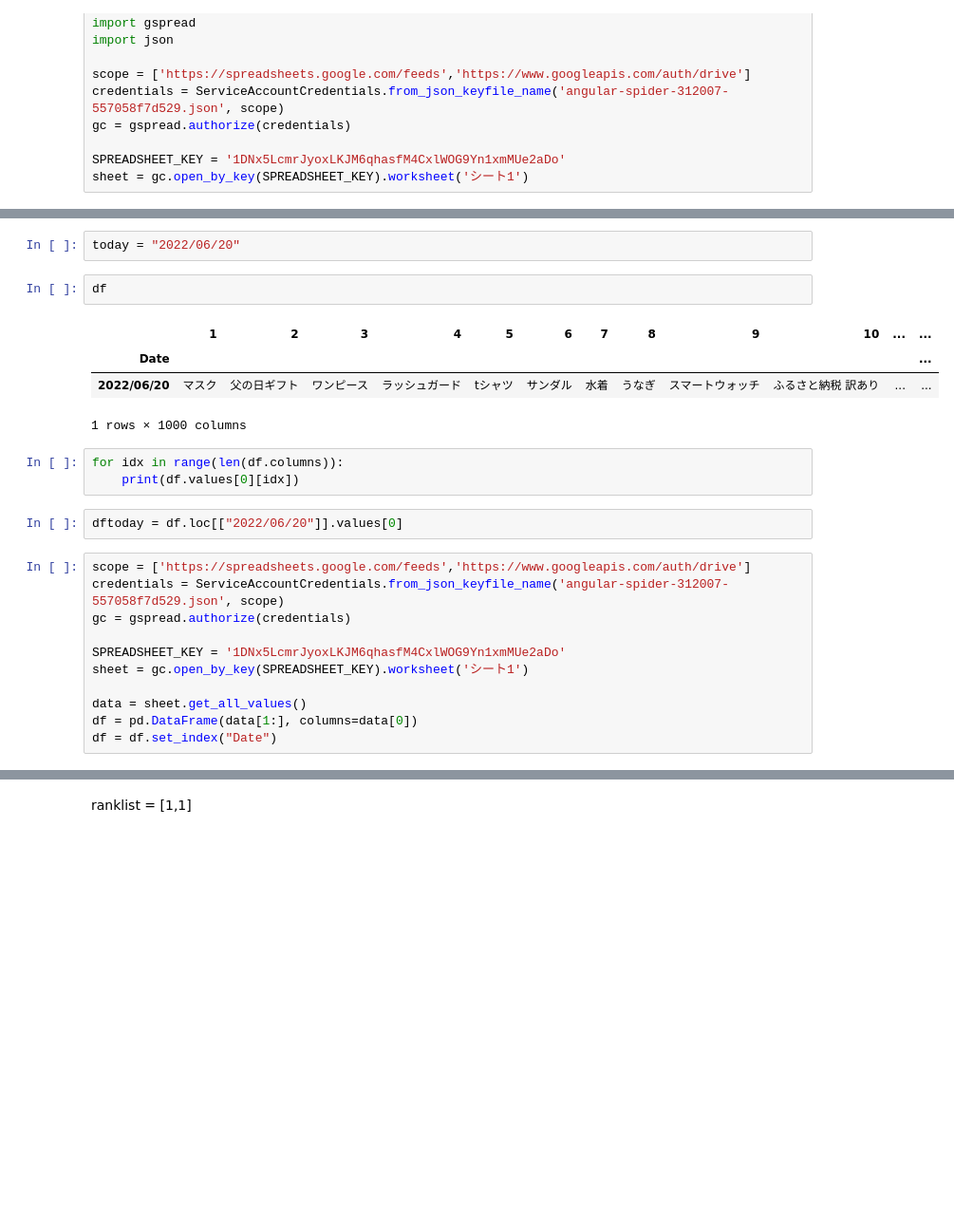
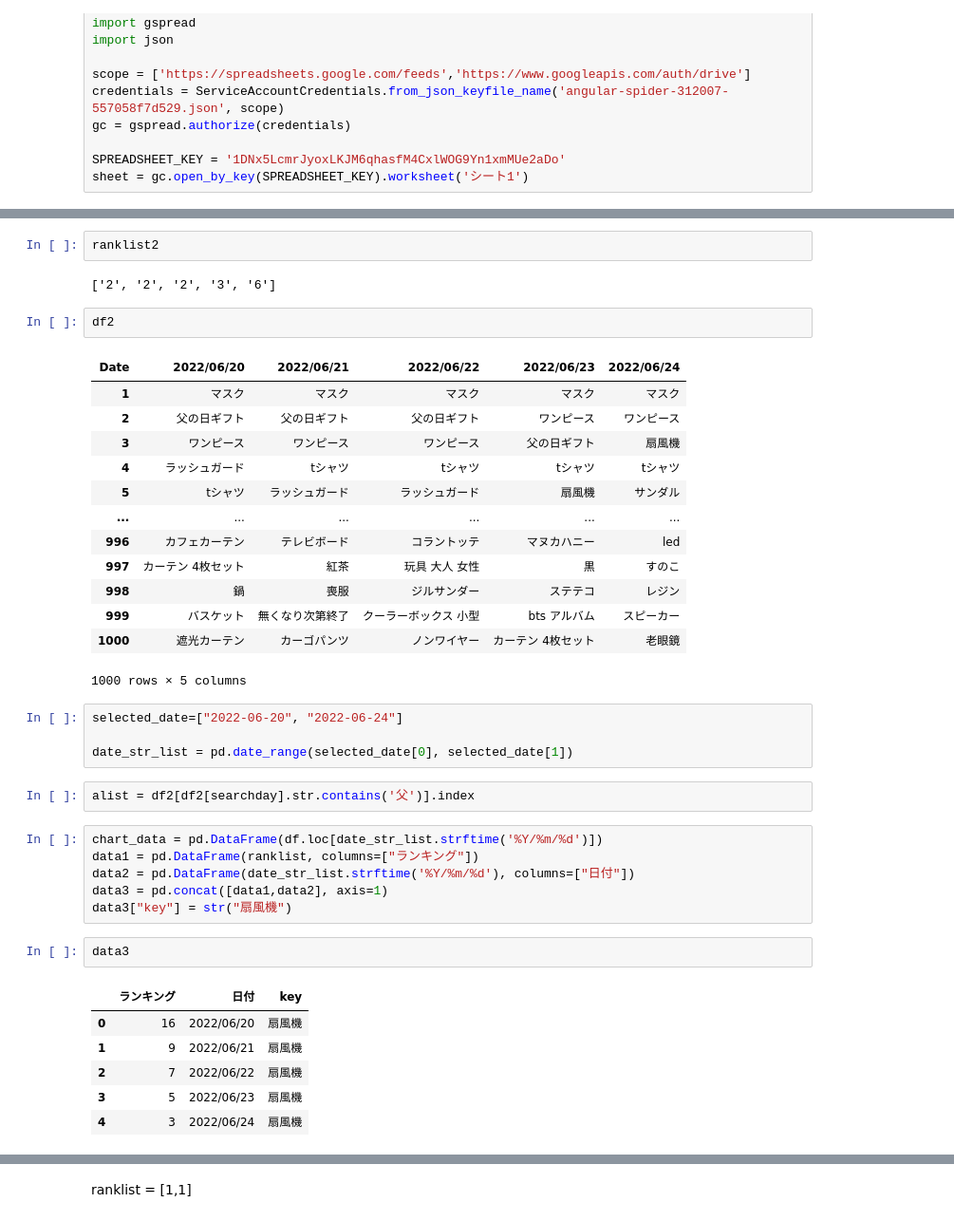
Before and after one commit to takahitxr/RakutenKEY, a Jupyter notebook: Untitled.ipynb, the cells around one changed output, grey strips where cells are left out. Shown at 95% size. Saved outputs shown, nothing was run; the diff lists cells and outputs as text; blank space fills up the shorter version.

```diff
--- a/Untitled.ipynb
+++ b/Untitled.ipynb
@@ -75,26 +76,42 @@ df
 # %%
-today = "2022/06/20"
+ranklist2
+# %% [output]
+['2', '2', '2', '3', '6']
 # %%
-df
+df2
 # %% [output]
-|  | 1 | 2 | 3 | 4 | 5 | 6 | 7 | 8 | 9 | 10 | ... | ... |
-| Date |  |  |  |  |  |  |  |  |  |  |  | ... |
-| 2022/06/20 | マスク | 父の日ギフト | ワンピース | ラッシュガード | tシャツ | サンダル | 水着 | うなぎ | スマートウォッチ | ふるさと納税 訳あり | ... | ... |
+| Date | 2022/06/20 | 2022/06/21 | 2022/06/22 | 2022/06/23 | 2022/06/24 |
+| 1 | マスク | マスク | マスク | マスク | マスク |
+| 2 | 父の日ギフト | 父の日ギフト | 父の日ギフト | ワンピース | ワンピース |
+| 3 | ワンピース | ワンピース | ワンピース | 父の日ギフト | 扇風機 |
+| 4 | ラッシュガード | tシャツ | tシャツ | tシャツ | tシャツ |
+| 5 | tシャツ | ラッシュガード | ラッシュガード | 扇風機 | サンダル |
+| ... | ... | ... | ... | ... | ... |
+| 996 | カフェカーテン | テレビボード | コラントッテ | マヌカハニー | led |
+| 997 | カーテン 4枚セット | 紅茶 | 玩具 大人 女性 | 黒 | すのこ |
+| 998 | 鍋 | 喪服 | ジルサンダー | ステテコ | レジン |
+| 999 | バスケット | 無くなり次第終了 | クーラーボックス 小型 | bts アルバム | スピーカー |
+| 1000 | 遮光カーテン | カーゴパンツ | ノンワイヤー | カーテン 4枚セット | 老眼鏡 |
-1 rows × 1000 columns
+1000 rows × 5 columns
 # %%
-for idx in range(len(df.columns)):
-    print(df.values[0][idx])
+selected_date=["2022-06-20", "2022-06-24"]
+
+date_str_list = pd.date_range(selected_date[0], selected_date[1])
 # %%
-dftoday = df.loc[["2022/06/20"]].values[0]
+alist = df2[df2[searchday].str.contains('父')].index
+# %%
+chart_data = pd.DataFrame(df.loc[date_str_list.strftime('%Y/%m/%d')])
+data1 = pd.DataFrame(ranklist, columns=["ランキング"])
+data2 = pd.DataFrame(date_str_list.strftime('%Y/%m/%d'), columns=["日付"])
+data3 = pd.concat([data1,data2], axis=1)
+data3["key"] = str("扇風機")
 # %%
-scope = ['https://spreadsheets.google.com/feeds','https://www.googleapis.com/auth/drive']
-credentials = ServiceAccountCredentials.from_json_keyfile_name('angular-spider-312007-557058f7d529.json', scope)
-gc = gspread.authorize(credentials)
-
-SPREADSHEET_KEY = '1DNx5LcmrJyoxLKJM6qhasfM4CxlWOG9Yn1xmMUe2aDo'
-sheet = gc.open_by_key(SPREADSHEET_KEY).worksheet('シート1')
-
-data = sheet.get_all_values()
-df = pd.DataFrame(data[1:], columns=data[0])
-df = df.set_index("Date")
+data3
+# %% [output]
+|  | ランキング | 日付 | key |
+| 0 | 16 | 2022/06/20 | 扇風機 |
+| 1 | 9 | 2022/06/21 | 扇風機 |
+| 2 | 7 | 2022/06/22 | 扇風機 |
+| 3 | 5 | 2022/06/23 | 扇風機 |
+| 4 | 3 | 2022/06/24 | 扇風機 |
 # %%
```
Also changed, not shown: parts of 21 cells of this notebook, 3 other files.
